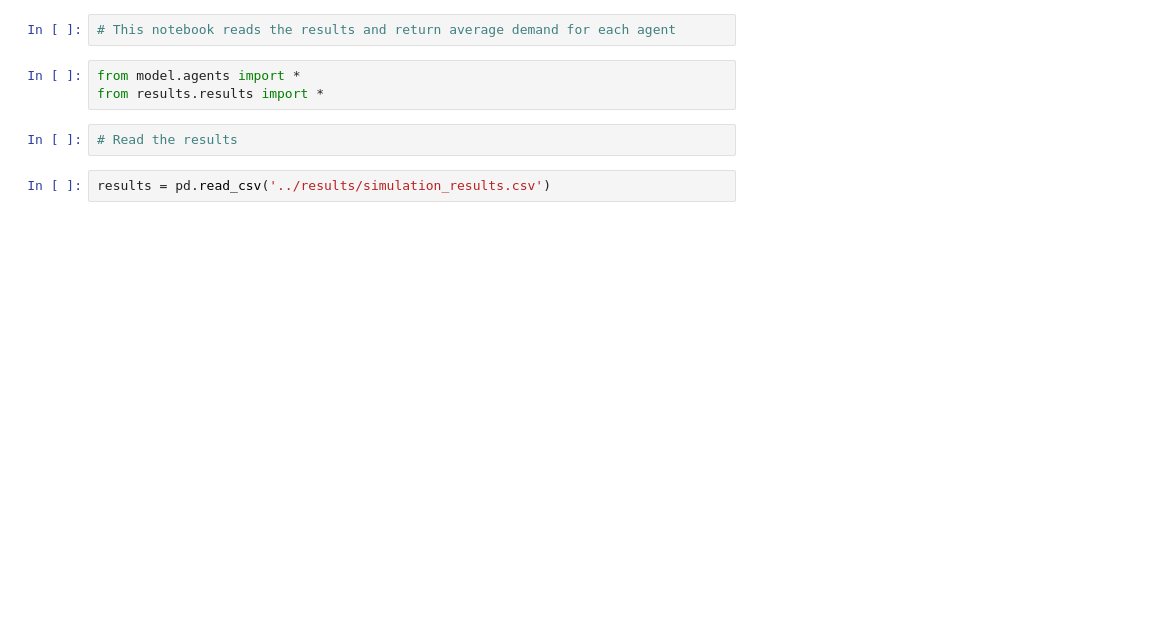
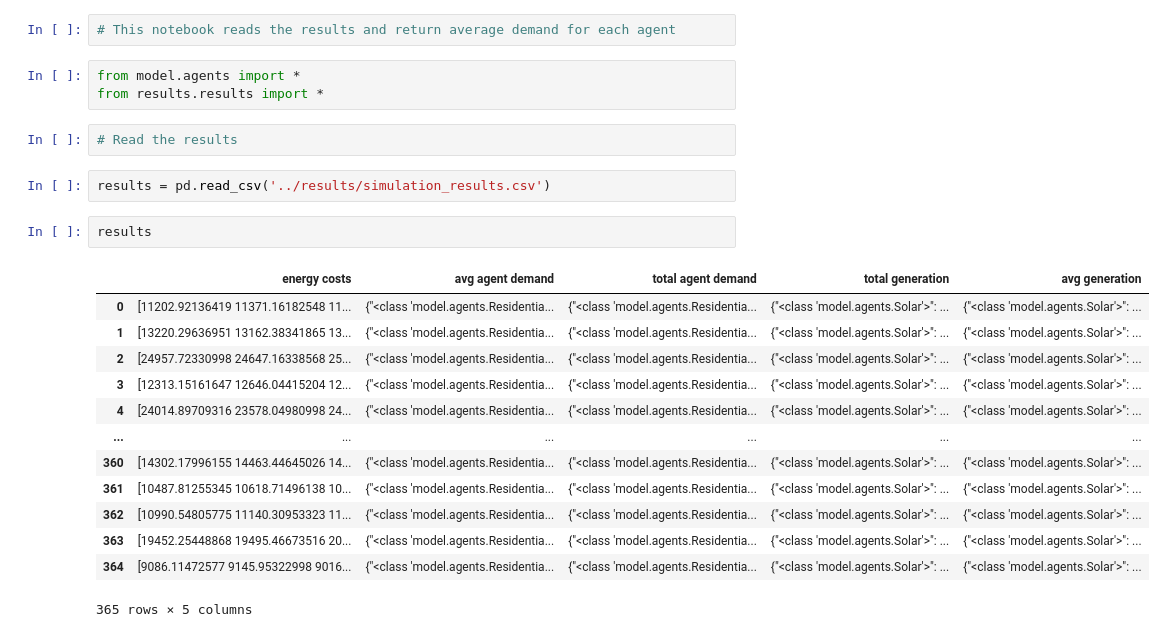
Before and after one commit to SoniAnmol/Modelling-Dutch-Energy-Communities, a Jupyter notebook: example/preparing_results.ipynb, the cells around one changed output. Drawn from its saved outputs; the diff is of its cells as text; blank space fills up the shorter version.

```diff
--- a/example/preparing_results.ipynb
+++ b/example/preparing_results.ipynb
@@ -7,6 +7,22 @@ from results.results import *
 # Read the results
 # %%
 results = pd.read_csv('../results/simulation_results.csv')
+# %%
+results
+# %% [output]
+|  | energy costs | avg agent demand | total agent demand | total generation | avg generation |
+| 0 | [11202.92136419 11371.16182548 11... | {"<class 'model.agents.Residentia... | {"<class 'model.agents.Residentia... | {"<class 'model.agents.Solar'>": ... | {"<class 'model.agents.Solar'>": ... |
+| 1 | [13220.29636951 13162.38341865 13... | {"<class 'model.agents.Residentia... | {"<class 'model.agents.Residentia... | {"<class 'model.agents.Solar'>": ... | {"<class 'model.agents.Solar'>": ... |
+| 2 | [24957.72330998 24647.16338568 25... | {"<class 'model.agents.Residentia... | {"<class 'model.agents.Residentia... | {"<class 'model.agents.Solar'>": ... | {"<class 'model.agents.Solar'>": ... |
+| 3 | [12313.15161647 12646.04415204 12... | {"<class 'model.agents.Residentia... | {"<class 'model.agents.Residentia... | {"<class 'model.agents.Solar'>": ... | {"<class 'model.agents.Solar'>": ... |
+| 4 | [24014.89709316 23578.04980998 24... | {"<class 'model.agents.Residentia... | {"<class 'model.agents.Residentia... | {"<class 'model.agents.Solar'>": ... | {"<class 'model.agents.Solar'>": ... |
+| ... | ... | ... | ... | ... | ... |
+| 360 | [14302.17996155 14463.44645026 14... | {"<class 'model.agents.Residentia... | {"<class 'model.agents.Residentia... | {"<class 'model.agents.Solar'>": ... | {"<class 'model.agents.Solar'>": ... |
+| 361 | [10487.81255345 10618.71496138 10... | {"<class 'model.agents.Residentia... | {"<class 'model.agents.Residentia... | {"<class 'model.agents.Solar'>": ... | {"<class 'model.agents.Solar'>": ... |
+| 362 | [10990.54805775 11140.30953323 11... | {"<class 'model.agents.Residentia... | {"<class 'model.agents.Residentia... | {"<class 'model.agents.Solar'>": ... | {"<class 'model.agents.Solar'>": ... |
+| 363 | [19452.25448868 19495.46673516 20... | {"<class 'model.agents.Residentia... | {"<class 'model.agents.Residentia... | {"<class 'model.agents.Solar'>": ... | {"<class 'model.agents.Solar'>": ... |
+| 364 | [9086.11472577 9145.95322998 9016... | {"<class 'model.agents.Residentia... | {"<class 'model.agents.Residentia... | {"<class 'model.agents.Solar'>": ... | {"<class 'model.agents.Solar'>": ... |
+365 rows × 5 columns
 # %%
 agent_list = [Residential, Commercial, Utility, School, EVChargingStation]
 avg_demand = extract_results(results, column='avg agent demand', agent_list=agent_list)
```
Also changed, not shown: parts of 4 cells of this notebook, 3 other files.
